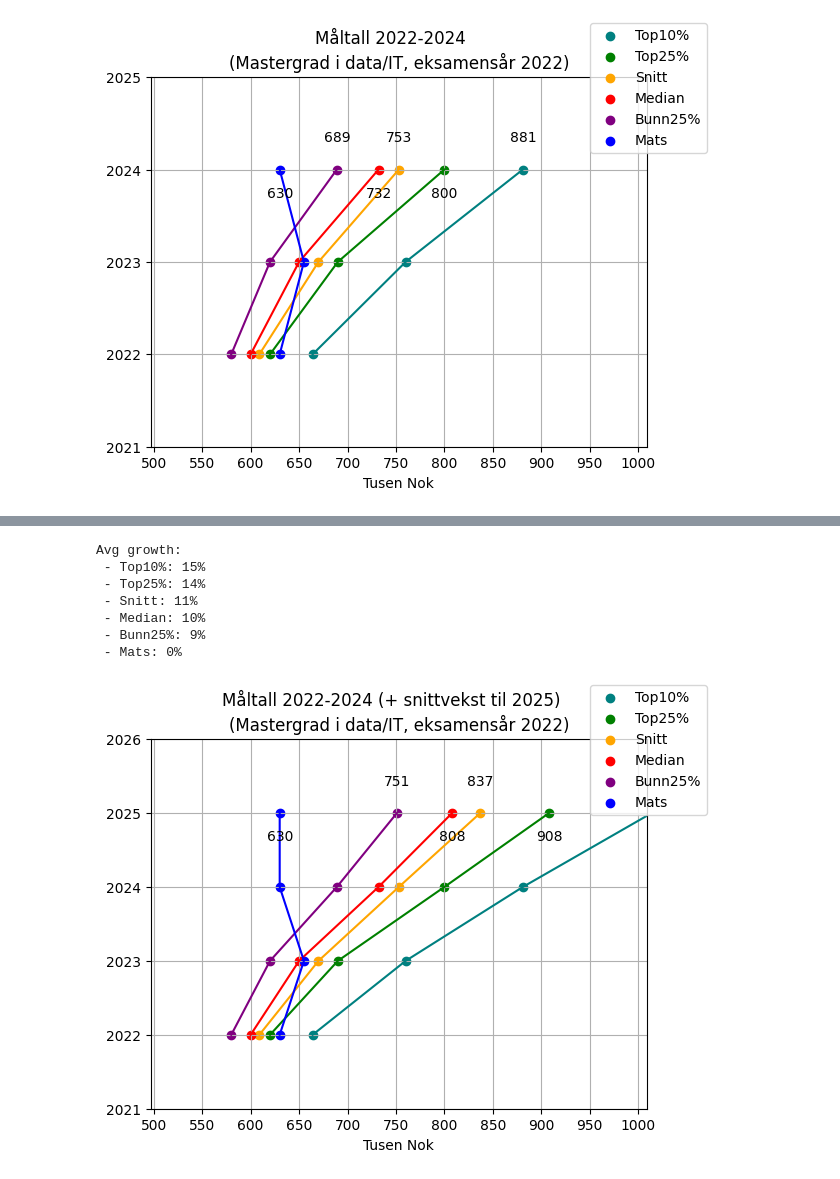
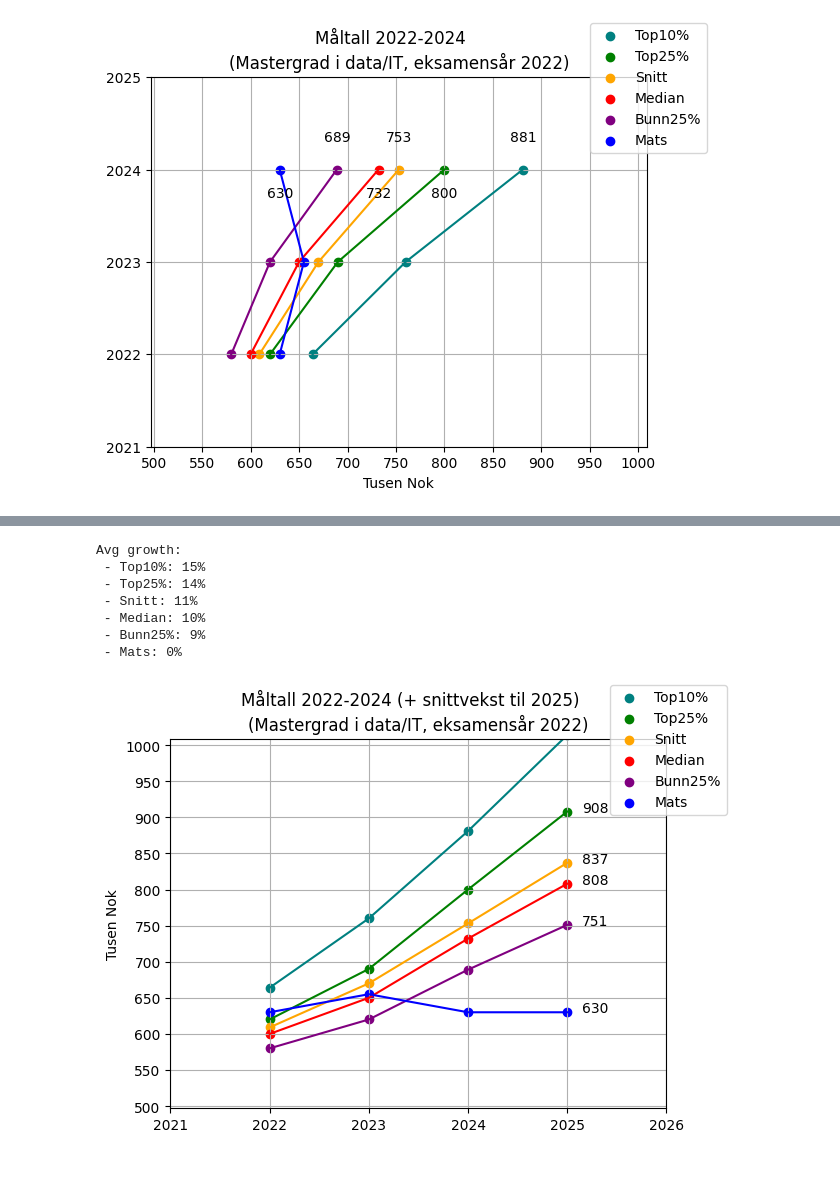
Before and after one commit to MatsRivel/Lonnssamtale, a Jupyter notebook: Main.ipynb, the cells around one changed output, grey strips where cells are left out. Cells and saved outputs as stored; diff of their text form; code cells hidden in the pictures.

```diff
--- a/Main.ipynb
+++ b/Main.ipynb
@@ -223,38 +262,39 @@ plt.show()
 # %%
-xmin = xmin_base
-xmax = xmax_base
-ymin = ymin_base-2
-ymax = ymax_base+1
+xmin = ymin_base-2
+xmax = ymax_base+1
+ymin = xmin_base
+ymax = xmax_base
 
 fig,ax = plt.subplots()
 fields = ["Top10%","Top25%","Snitt", "Median","Bunn25%","Mats"]
 colors = ["teal",  "green", "orange","red",   "purple", "blue"]
 print("Avg growth:")
 for (idx,(field,color)) in enumerate(zip(fields,colors)):
-    yvals = [float(y) for y in df[field]]
-    xvals = [int(x) for x in df["År(Slutt)"]] + [2025]
-    average_increase = avg_growth(yvals)
+    xvals = [float(y) for y in df[field]]
+    yvals = [int(x) for x in df["År(Slutt)"]] + [2025]
+    average_increase = avg_growth(xvals)
 
     print(f" - {field}: {(average_increase-1)*100:.0f}%")
-    yvals += [int(yvals[-1]*average_increase)]
+    xvals += [int(xvals[-1]*average_increase)]
 
     plot_2024(ax,yaxis = yvals, xaxis=xvals,name=field,color=color)
-    ax.annotate(str(yvals[-1]), (yvals[-1], xvals[-1]), textcoords="offset points", xytext=(0,20 * (1-(2*(idx%2)))), ha='center')
+    ax.annotate(str(xvals[-1]), (yvals[-1], xvals[-1]), textcoords="offset points", xytext=(20,0), ha='center')
 print()
 
-ax = custom_plot_formatter(ax,xmax,xmin)
-ax.xaxis.set_visible(True)
+ax = custom_plot_formatter_flip(ax,xmax,xmin)
+ax.yaxis.set_visible(True)
+ax.set_xlim(left=xmin,right=xmax)
 ax.set_ylim(bottom=ymin,top=ymax)
 fig.suptitle("Måltall 2022-2024 (+ snittvekst til 2025)")
 fig.legend()
 plt.show()
 # %% [output]
 Avg growth:
  - Top10%: 15%
  - Top25%: 14%
  - Snitt: 11%
  - Median: 10%
  - Bunn25%: 9%
  - Mats: 0%
-[figure, old version]
+[figure, new version]
 # %%
```
Also changed, not shown: parts of 4 cells of this notebook.
